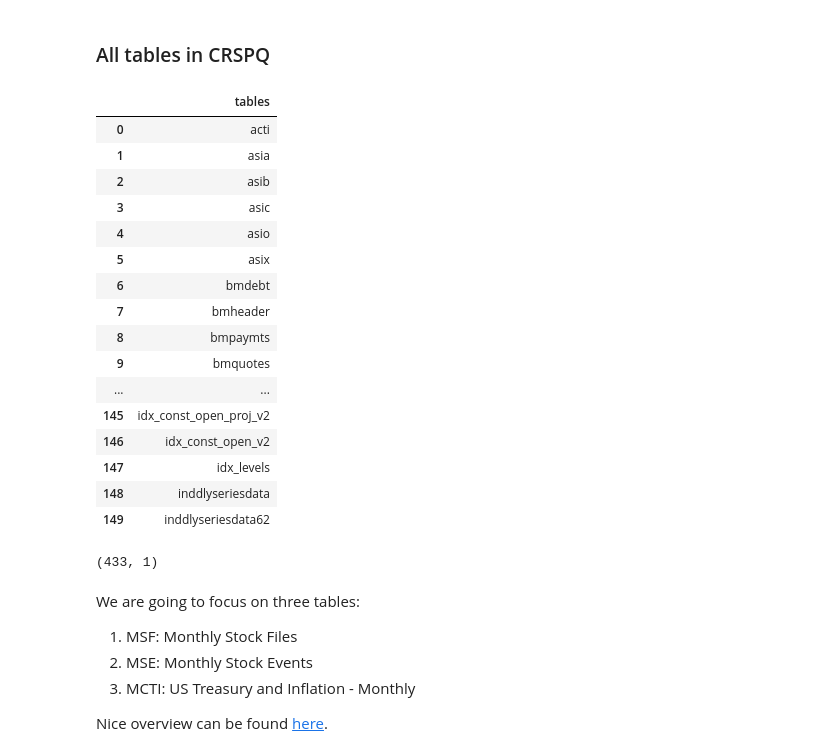
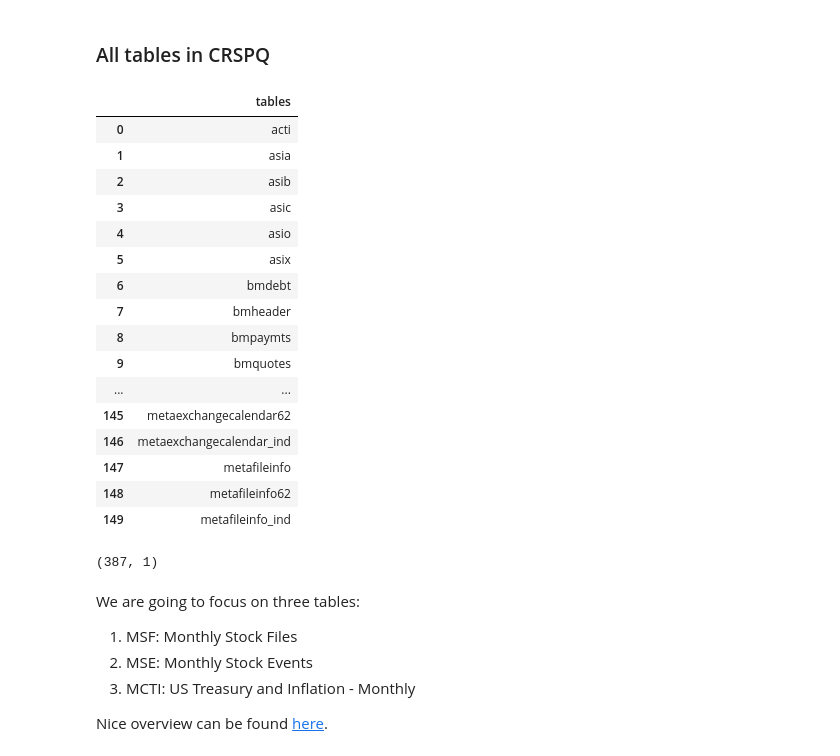
Before and after one commit to Joseph-Paleologus/big_data2025, a Jupyter notebook: lecture_notes/LectureNotes_02_CRSP.ipynb, the cells around one changed output. Saved outputs shown, nothing was run; the diff lists cells and outputs as text; code cells hidden in the pictures.

```diff
--- a/lecture_notes/LectureNotes_02_CRSP.ipynb
+++ b/lecture_notes/LectureNotes_02_CRSP.ipynb
@@ -87,34 +87,34 @@ libs.shape
 ### All tables in CRSPQ
 # %%
 # crspq: CRSP quartely update
-crsp_tables = db.list_tables(library="crsp")
+crsp_tables = db.list_tables(library="crspq")
 # crspm: CRSP monthly update - not included in our subscription
 
 # Transform crsp_tables to a Pandas data frame to have a better display.
 crsp_tables = pd.DataFrame({'tables':crsp_tables}).sort_values('tables').reset_index(drop=True)
 crsp_tables.head(150)
 # %% [output]
 |  | tables |
 | 0 | acti |
 | 1 | asia |
 | 2 | asib |
 | 3 | asic |
 | 4 | asio |
 | 5 | asix |
 | 6 | bmdebt |
 | 7 | bmheader |
 | 8 | bmpaymts |
 | 9 | bmquotes |
 | ... | ... |
-| 145 | idx_const_open_proj_v2 |
-| 146 | idx_const_open_v2 |
-| 147 | idx_levels |
-| 148 | inddlyseriesdata |
-| 149 | inddlyseriesdata62 |
+| 145 | metaexchangecalendar62 |
+| 146 | metaexchangecalendar_ind |
+| 147 | metafileinfo |
+| 148 | metafileinfo62 |
+| 149 | metafileinfo_ind |
 # %%
 crsp_tables.shape
 # %% [output]
-(433, 1)
+(387, 1)
 # %% [markdown]
 We are going to focus on three tables:
 
```
Also changed, not shown: parts of 3 cells of this notebook, 2 other files.
